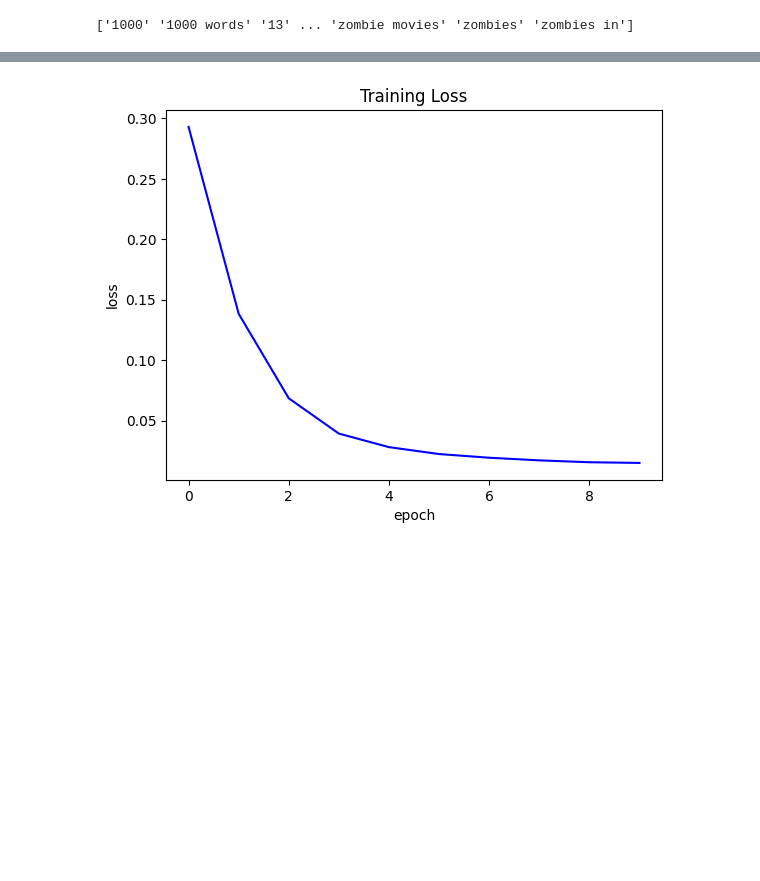
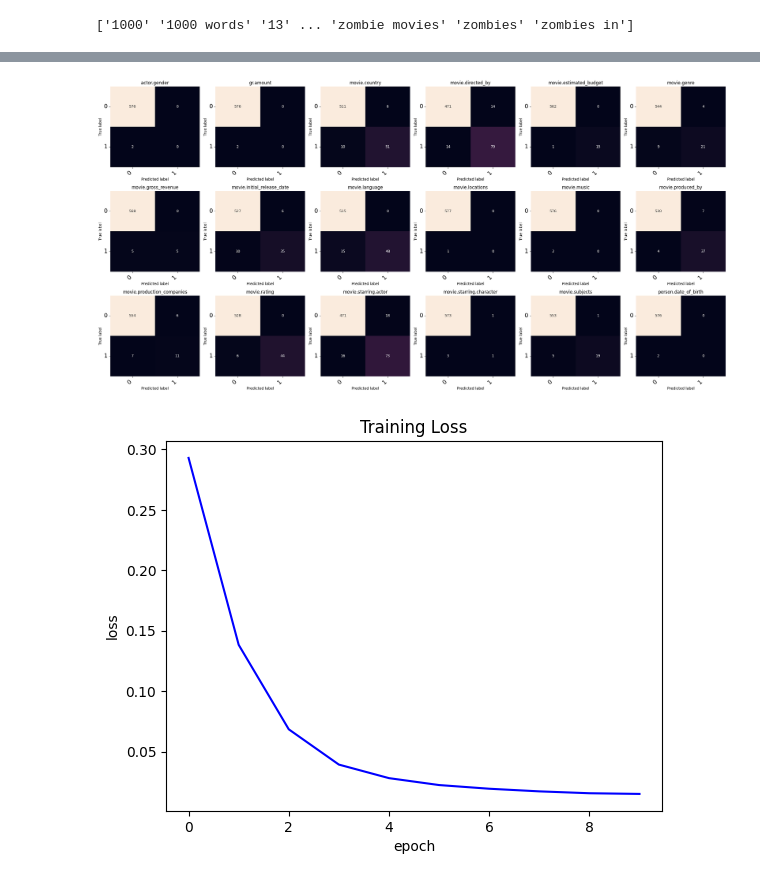
Before and after one commit to Kdotseth7/relation-extraction-nlp, a Jupyter notebook: RelationExtraction.ipynb, the cells around one changed output, grey strips where cells are left out. Saved outputs shown, nothing was run; the diff lists cells and outputs as text; code cells hidden in the pictures; blank space fills up the shorter version.

Commit message:
Add comments and Confusion Matrix

```diff
--- a/RelationExtraction.ipynb
+++ b/RelationExtraction.ipynb
@@ -265,6 +268,7 @@ input_features_dim = train_ds[0][0].shape[1]
 print(input_features_dim)
 model = MLP(input_features_dim,
             50,
+            50,
             18).to(device)
 print(model)
 # %% [output]
@@ -315,7 +320,6 @@ def evaluate(loader,
     labels = []
     for x, y in tqdm(loader):
         y_pred = model(x)
-#        y_pred = torch.sigmoid(y_pred)
         y_pred = torch.round(y_pred)
 
         y = y.squeeze()
@@ -332,16 +336,15 @@ def evaluate(loader,
         labels.append(y)
         predictions.append(y_pred)
 
-#    score = score_fn(labels, predictions, average='weighted')
     score = score_fn(labels, predictions, average='samples', zero_division=1)
-    return score
+    return labels, predictions, score
 # %%
-optimizer = torch.optim.Adam(model.parameters(), lr=0.04)
+optimizer = torch.optim.Adam(model.parameters(), lr=0.01)
 # loss_fn = nn.BCEWithLogitsLoss()
 loss_fn = nn.BCELoss()
 score_fn = f1_score
 
-n_epochs = 20
+n_epochs = 10
 best_acc = 0
 PATH = f'best-model.pt'
 for epoch in range(n_epochs):
@@ -350,13 +353,14 @@ for epoch in range(n_epochs):
                      optimizer,
                      loss_fn)
     print('Train Loss: ', avg_loss)
-    accuracy = evaluate(val_loader,
+
+    labels, predictions, accuracy = evaluate(val_loader,
                         model,
                         loss_fn,
                         score_fn)
     print('Val Accuracy: ', accuracy)
 
-#     if accuracy > best_acc and accuracy > 0.7:
-#         torch.save(model.state_dict(), PATH)
-    torch.save(model.state_dict(), PATH)
+    if accuracy > best_acc and accuracy > 0.7:
+        torch.save(model.state_dict(), PATH)
+        cm = multilabel_confusion_matrix(labels, predictions)
 # %% [output]
@@ -376,3 +380,33 @@ Val Accuracy:  0.7886389850057671
+# %%
+# Confusion Matrix for 18 Classes
+def print_confusion_matrix(confusion_matrix, axes, class_label, class_names, fontsize=16):
+    df_cm = pd.DataFrame(confusion_matrix,
+                         index=class_names,
+                         columns=class_names)
+
+    try:
+        heatmap = sns.heatmap(df_cm, annot=True, fmt="d", cbar=False, ax=axes)
+    except ValueError:
+        raise ValueError("Confusion matrix values must be integers.")
+    heatmap.yaxis.set_ticklabels(heatmap.yaxis.get_ticklabels(), rotation=0, ha='right', fontsize=fontsize)
+    heatmap.xaxis.set_ticklabels(heatmap.xaxis.get_ticklabels(), rotation=45, ha='right', fontsize=fontsize)
+    axes.set_ylabel('True label')
+    axes.set_xlabel('Predicted label')
+    axes.set_title(class_label)
+
+cm_labels = []
+for key, value in id_to_label.items():
+    cm_labels.append(value)
+
+fig, ax = plt.subplots(3, 6, figsize=(24, 12))
+
+for axes, cfs_matrix, label in zip(ax.flatten(), cm, cm_labels):
+    print_confusion_matrix(cfs_matrix, axes, label, ["0", "1"])
+
+fig.tight_layout()
+plt.show()
+# %% [output]
+[figure, added]
 # %%
 def x_vs_y_plot(x_list,
                 y_list,
```
Also changed, not shown: parts of 7 cells of this notebook, 1 other file.
